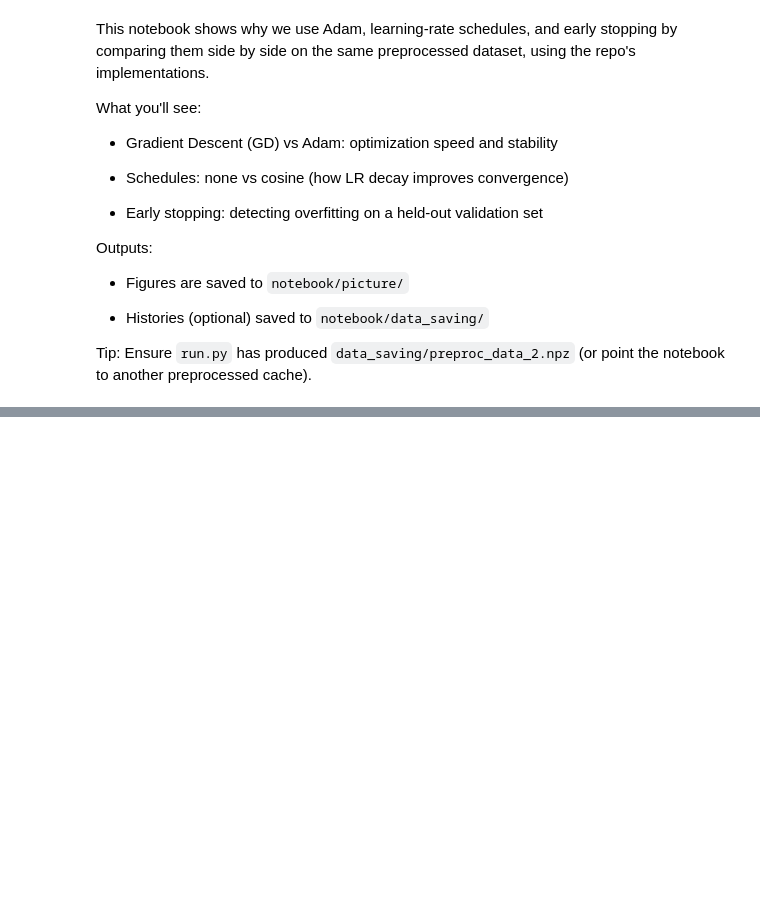
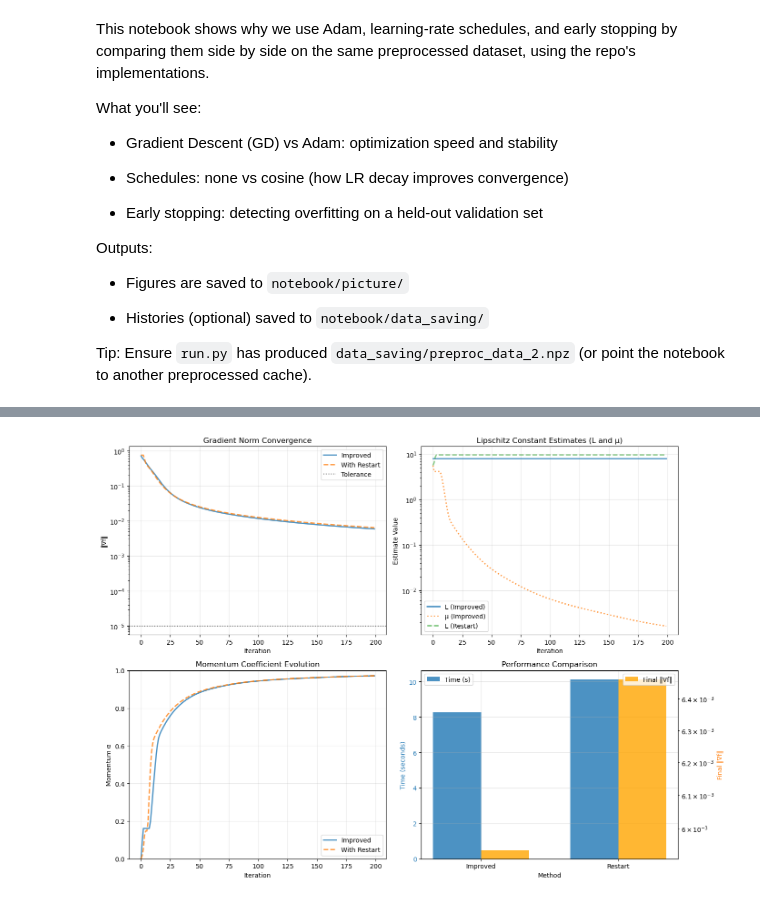
Before and after one commit to abol0003/CS-433-ML-Course-Projects, a Jupyter notebook: Project 1/notebook/optimizer_viz.ipynb, the cells around one changed output, grey strips where cells are left out. Drawn from its saved outputs; the diff is of its cells as text; code cells hidden in the pictures; blank space fills up the shorter version.

```diff
--- a/Project 1/notebook/optimizer_viz.ipynb
+++ b/Project 1/notebook/optimizer_viz.ipynb
@@ -615,0 +354,100 @@ Figure saved to: C:\Users\alexb\OneDrive - Université Libre de Bruxelles\MA2 EP
+# %%
+# Visualization: Convergence curves
+fig, axes = plt.subplots(2, 2, figsize=(14, 10))
+
+# Plot 1: Gradient norm convergence
+ax = axes[0, 0]
+if results['improved']:
+    ax.semilogy(results['improved']['history']['iterations'],
+                results['improved']['history']['grad_norms'],
+                label='Improved', linewidth=2, alpha=0.8)
+if results['restart']:
+    ax.semilogy(results['restart']['history']['iterations'],
+                results['restart']['history']['grad_norms'],
+                label='With Restart', linewidth=2, alpha=0.8, linestyle='--')
+    # Mark restarts
+    for restart_iter in results['restart']['history']['restarts']:
+        ax.axvline(restart_iter, color='red', alpha=0.3, linestyle=':', linewidth=1)
+ax.axhline(tolerance, color='black', linestyle=':', label='Tolerance', alpha=0.5)
+ax.set_xlabel('Iteration')
+ax.set_ylabel('‖∇f‖')
+ax.set_title('Gradient Norm Convergence')
+ax.legend()
+ax.grid(True, alpha=0.3)
+
+# Plot 2: Lipschitz estimates
+ax = axes[0, 1]
+if results['improved']:
+    ax.semilogy(results['improved']['history']['iterations'],
+                results['improved']['history']['L_estimates'],
+                label='L (Improved)', linewidth=2, alpha=0.8)
+    ax.semilogy(results['improved']['history']['iterations'],
+                results['improved']['history']['m_estimates'],
+                label='μ (Improved)', linewidth=2, alpha=0.8, linestyle=':')
+if results['restart']:
+    ax.semilogy(results['restart']['history']['iterations'],
+                results['restart']['history']['L_estimates'],
+                label='L (Restart)', linewidth=2, alpha=0.6, linestyle='--')
+ax.set_xlabel('Iteration')
+ax.set_ylabel('Estimate Value')
+ax.set_title('Lipschitz Constant Estimates (L and μ)')
+ax.legend()
+ax.grid(True, alpha=0.3)
+
+# Plot 3: Momentum coefficient
+ax = axes[1, 0]
+if results['improved']:
+    ax.plot(results['improved']['history']['iterations'],
+            results['improved']['history']['alphas'],
+            label='Improved', linewidth=2, alpha=0.8)
+if results['restart']:
+    ax.plot(results['restart']['history']['iterations'],
+            results['restart']['history']['alphas'],
+            label='With Restart', linewidth=2, alpha=0.8, linestyle='--')
+    # Mark restarts
+    for restart_iter in results['restart']['history']['restarts']:
+        ax.axvline(restart_iter, color='red', alpha=0.3, linestyle=':', linewidth=1)
+ax.set_xlabel('Iteration')
+ax.set_ylabel('Momentum α')
+ax.set_title('Momentum Coefficient Evolution')
+ax.legend()
+ax.grid(True, alpha=0.3)
+ax.set_ylim([0, 1])
+
+# Plot 4: Comparison bars
+ax = axes[1, 1]
+methods = []
+times = []
+grad_norms = []
+for name in ['improved', 'restart']:
+    if results[name]:
+        methods.append(name.capitalize())
+        times.append(results[name]['time'])
+        grad_norms.append(results[name]['grad_norm'])
+
+x = np.arange(len(methods))
+width = 0.35
+ax.bar(x - width/2, times, width, label='Time (s)', alpha=0.8)
+ax2 = ax.twinx()
+ax2.bar(x + width/2, grad_norms, width, label='Final ‖∇f‖', alpha=0.8, color='orange')
+ax2.set_yscale('log')
+
+ax.set_xlabel('Method')
+ax.set_ylabel('Time (seconds)', color='C0')
+ax2.set_ylabel('Final ‖∇f‖', color='C1')
+ax.set_title('Performance Comparison')
+ax.set_xticks(x)
+ax.set_xticklabels(methods)
+ax.tick_params(axis='y', labelcolor='C0')
+ax2.tick_params(axis='y', labelcolor='C1')
+ax.legend(loc='upper left')
+ax2.legend(loc='upper right')
+ax.grid(True, alpha=0.3)
+
+plt.tight_layout()
+plt.savefig(ROOT / 'picture' / 'nagfree_comparison.png', dpi=150, bbox_inches='tight')
+plt.show()
+
+print(f"\n✓ Visualization saved to: {ROOT / 'picture' / 'nagfree_comparison.png'}")
+# %% [output]
+[figure, added]
```
Also changed, not shown: parts of 26 cells of this notebook, 17 other files.
